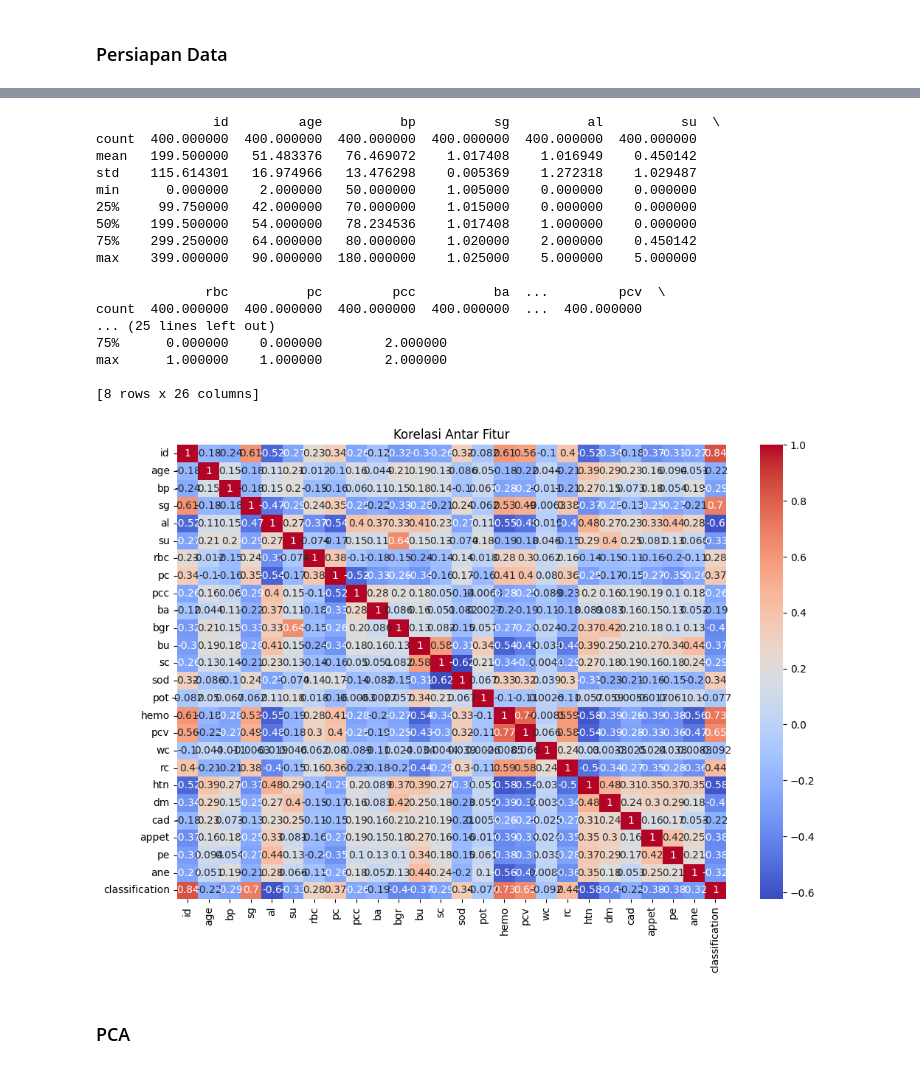
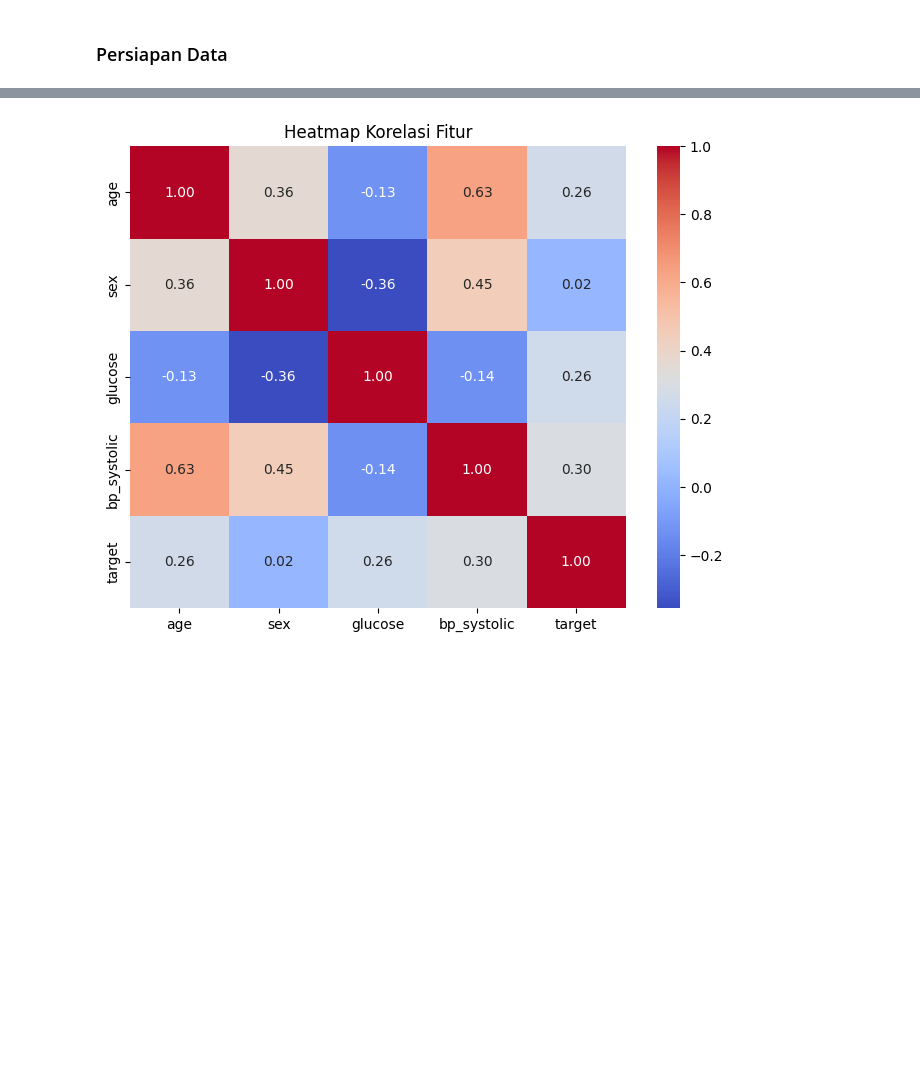
Before and after one commit to mamanwhide/Studi-Analisis-Empiris-dan-PCA-terhadap-Dataset-Penyakit-Kronis-Menggunakan-KNN, a Jupyter notebook: Program.ipynb, the cells around one changed output, grey strips where cells are left out. Cells and saved outputs as stored; diff of their text form; code cells hidden in the pictures; blank space fills up the shorter version.

Commit message:
jantung-diabetes-heart

```diff
--- a/Program.ipynb
+++ b/Program.ipynb
@@ -62,0 +62,34 @@ For example, when doing 'df[col].method(value, inplace=True)', try using 'df.met
+# %%
+# Gabungkan dataset
+combined_df = pd.concat([
+    diabetes_df[['age', 'sex', 'glucose', 'bp_systolic', 'target']],
+    heart_df[['age', 'sex', 'glucose', 'bp_systolic', 'target']],
+    patient_df[['age', 'sex', 'glucose', 'bp_systolic', 'target']]
+], ignore_index=True)
+# %%
+# --- Pembersihan Data Sebelum Analisis ---
+# Pastikan semua kolom numerik
+for col in ['age', 'sex', 'glucose', 'bp_systolic']:
+    # Konversi ke string terlebih dahulu untuk menangani spasi kosong
+    combined_df[col] = combined_df[col].astype(str).str.strip()
+    # Ganti spasi kosong dengan NaN
+    combined_df[col] = combined_df[col].replace('', np.nan)
+    combined_df[col] = combined_df[col].replace(' ', np.nan)
+    # Konversi ke numerik
+    combined_df[col] = pd.to_numeric(combined_df[col], errors='coerce')
+
+# Cek baris dengan nilai tidak valid di sekitar posisi 1797
+print("\n=== Inspeksi Data di Sekitar Baris 1797 ===")
+print(combined_df.iloc[1790:1800])
+
+# Cek tipe data dan nilai hilang
+print("\nTipe data kolom:\n", combined_df.dtypes)
+print("Jumlah nilai hilang per kolom:\n", combined_df.isnull().sum())
+
+# Hapus baris dengan NaN
+combined_df = combined_df.dropna()
+
+# Pastikan semua kolom numerik
+for col in ['age', 'sex', 'glucose', 'bp_systolic']:
+    if not np.issubdtype(combined_df[col].dtype, np.number):
+        raise ValueError(f"Kolom {col} masih berisi data non-numerik setelah pembersihan")
@@ -63,30 +141,8 @@ For example, when doing 'df[col].method(value, inplace=True)', try using 'df.met
 # %%
-# Statistik deskriptif
-print(data.describe())
-
 # Heatmap korelasi
-plt.figure(figsize=(12, 8))
-sns.heatmap(data.corr(), annot=True, cmap='coolwarm')
-plt.title("Korelasi Antar Fitur")
+plt.figure(figsize=(8, 6))
+sns.heatmap(combined_df.corr(), annot=True, cmap='coolwarm', fmt='.2f')
+plt.title('Heatmap Korelasi Fitur')
 plt.show()
 # %% [output]
-               id         age          bp          sg          al          su  \
-count  400.000000  400.000000  400.000000  400.000000  400.000000  400.000000
-mean   199.500000   51.483376   76.469072    1.017408    1.016949    0.450142
-std    115.614301   16.974966   13.476298    0.005369    1.272318    1.029487
-min      0.000000    2.000000   50.000000    1.005000    0.000000    0.000000
-25%     99.750000   42.000000   70.000000    1.015000    0.000000    0.000000
-50%    199.500000   54.000000   78.234536    1.017408    1.000000    0.000000
-75%    299.250000   64.000000   80.000000    1.020000    2.000000    0.450142
-max    399.000000   90.000000  180.000000    1.025000    5.000000    5.000000
-
-              rbc          pc         pcc          ba  ...         pcv  \
-count  400.000000  400.000000  400.000000  400.000000  ...  400.000000
-... (25 lines left out)
-75%      0.000000    0.000000        2.000000
-max      1.000000    1.000000        2.000000
-
-[8 rows x 26 columns]
-[figure, old version]
+[figure, new version]
-# %% [markdown]
-### PCA
```
Also changed, not shown: parts of 28 cells of this notebook, 4 other files.
